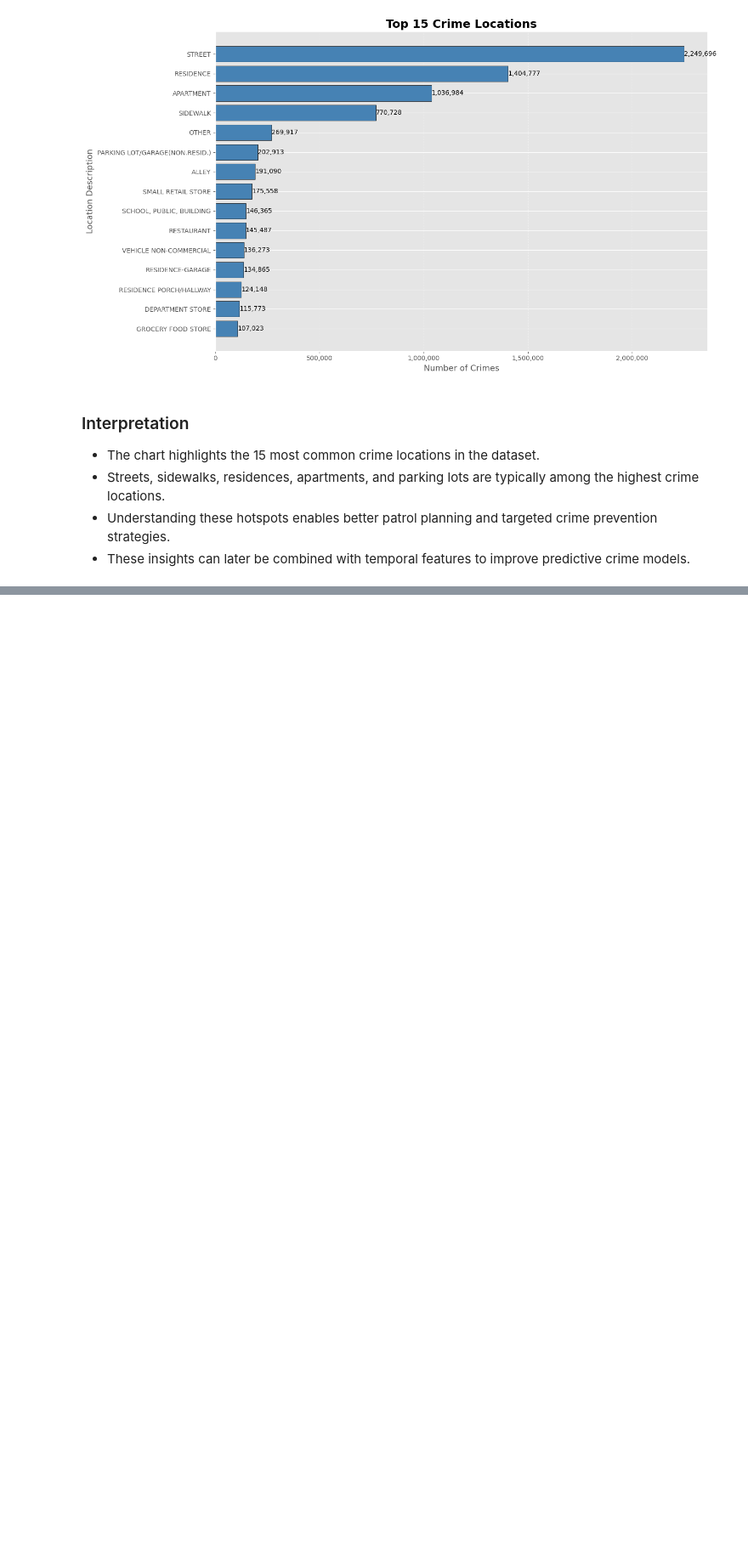
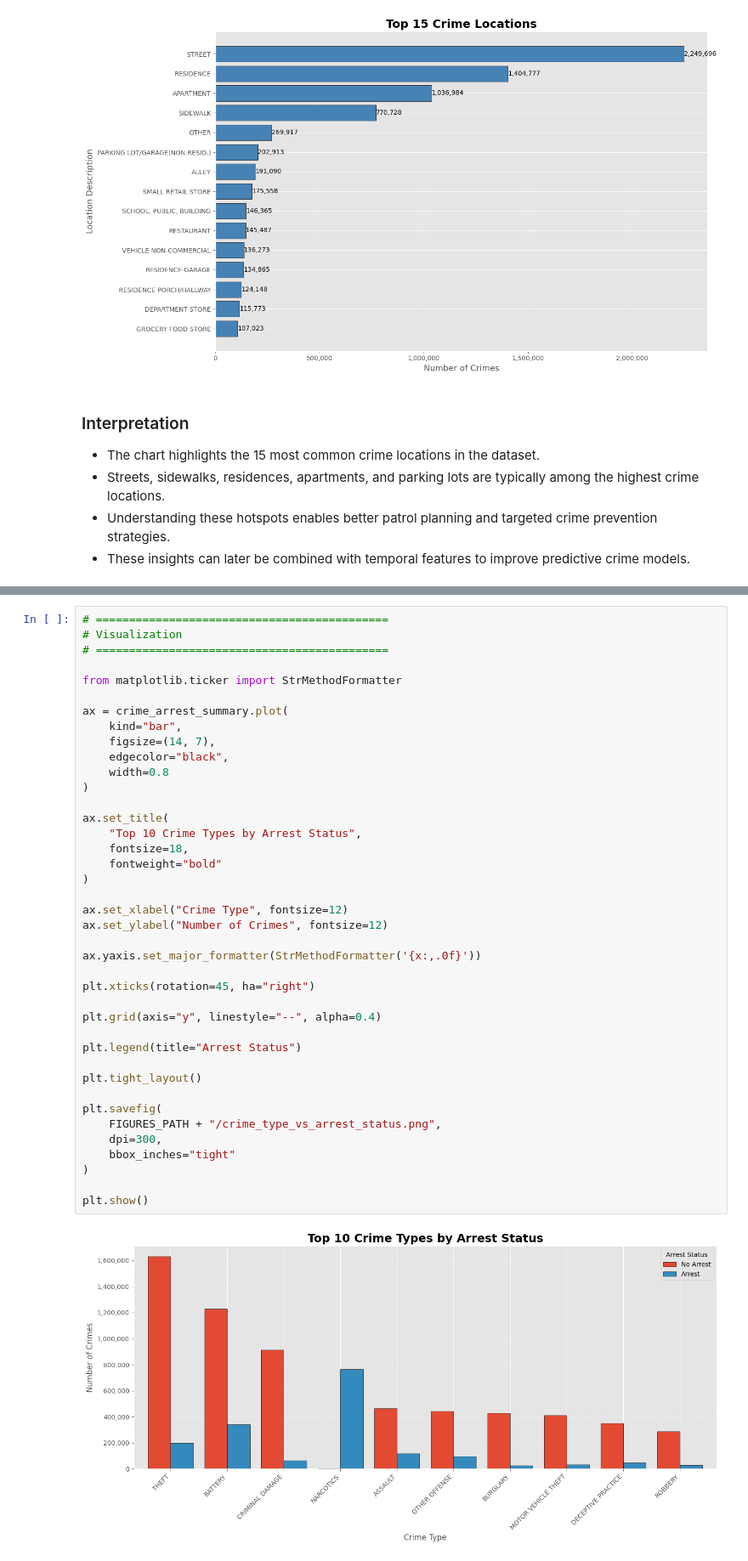
Before and after one commit to arnavon2005/Army_Provost_ML_Project, a Jupyter notebook: 04_Exploratory_Data_Analysis.ipynb, the cells around one changed output, grey strips where cells are left out. Shown at 85% size. Saved outputs shown, nothing was run; the diff lists cells and outputs as text; blank space fills up the shorter version.

Commit message:
feat(EDA): analyze arrest distribution across top 10 crime categories

```diff
--- a/04_Exploratory_Data_Analysis.ipynb
+++ b/04_Exploratory_Data_Analysis.ipynb
@@ -1240,0 +1299,42 @@ plt.show()
+# %%
+# ============================================
+# Visualization
+# ============================================
+
+from matplotlib.ticker import StrMethodFormatter
+
+ax = crime_arrest_summary.plot(
+    kind="bar",
+    figsize=(14, 7),
+    edgecolor="black",
+    width=0.8
+)
+
+ax.set_title(
+    "Top 10 Crime Types by Arrest Status",
+    fontsize=18,
+    fontweight="bold"
+)
+
+ax.set_xlabel("Crime Type", fontsize=12)
+ax.set_ylabel("Number of Crimes", fontsize=12)
+
+ax.yaxis.set_major_formatter(StrMethodFormatter('{x:,.0f}'))
+
+plt.xticks(rotation=45, ha="right")
+
+plt.grid(axis="y", linestyle="--", alpha=0.4)
+
+plt.legend(title="Arrest Status")
+
+plt.tight_layout()
+
+plt.savefig(
+    FIGURES_PATH + "/crime_type_vs_arrest_status.png",
+    dpi=300,
+    bbox_inches="tight"
+)
+
+plt.show()
+# %% [output]
+[figure, added]
```
Also changed, not shown: parts of 3 cells of this notebook.
